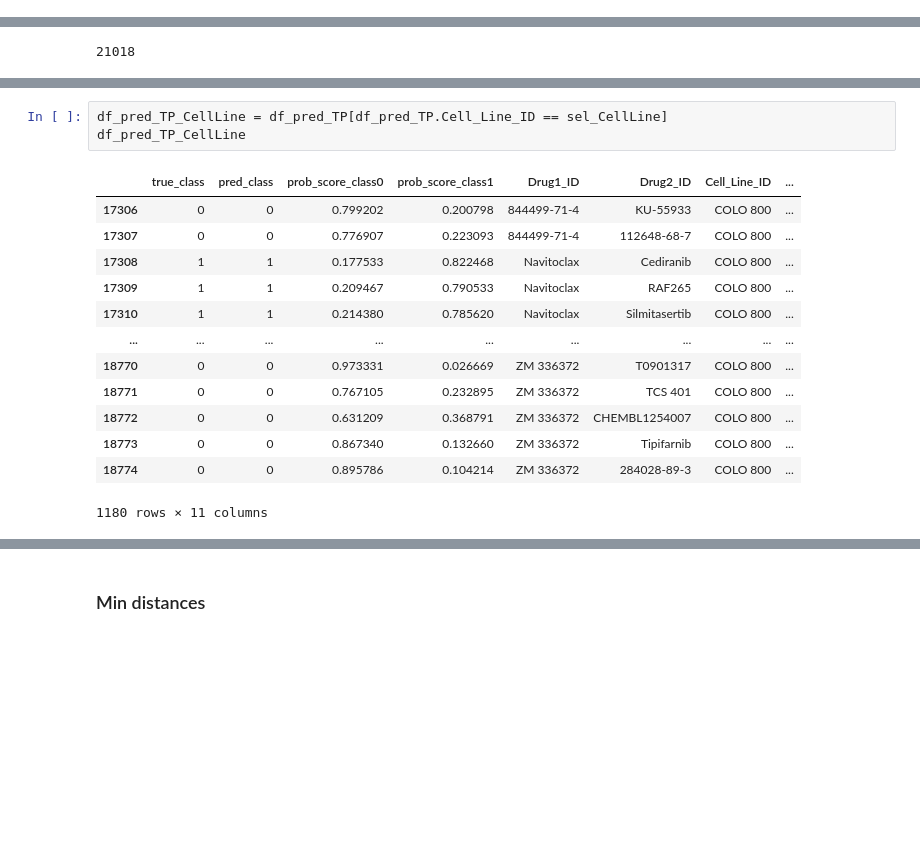
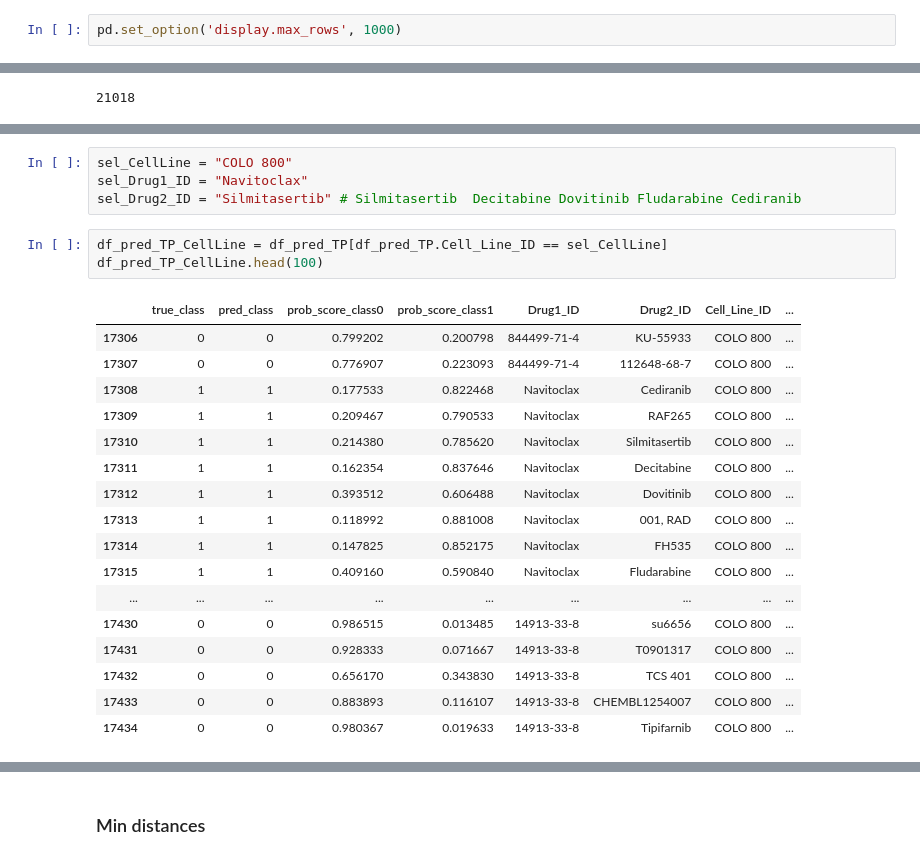
Before and after one commit to uzh-dqbm-cmi/graphnn, a Jupyter notebook: notebooks/AltModels/DeepAdr_train_eval-DrugComb-v1.5-5foldCV-AltModels-DeepSynergy.ipynb, the cells around one changed output, grey strips where cells are left out. Cells and saved outputs as stored; diff of their text form; blank space fills up the shorter version.

```diff
--- a/notebooks/AltModels/DeepAdr_train_eval-DrugComb-v1.5-5foldCV-AltModels-DeepSynergy.ipynb
+++ b/notebooks/AltModels/DeepAdr_train_eval-DrugComb-v1.5-5foldCV-AltModels-DeepSynergy.ipynb
@@ -13,6 +13,8 @@ from tqdm import tqdm
 import hiplot as hip
 from copy import deepcopy
 import datetime
+# %%
+pd.set_option('display.max_rows', 1000)
 # %%
 import torch
 from torch_geometric.data import Data
@@ -453,17 +508,25 @@ sel_CellLine = "COLO 800"
+# %%
+sel_CellLine = "COLO 800"
+sel_Drug1_ID = "Navitoclax"
+sel_Drug2_ID = "Silmitasertib" # Silmitasertib  Decitabine Dovitinib Fludarabine Cediranib
 # %%
 df_pred_TP_CellLine = df_pred_TP[df_pred_TP.Cell_Line_ID == sel_CellLine]
-df_pred_TP_CellLine
+df_pred_TP_CellLine.head(100)
 # %% [output]
 |  | true_class | pred_class | prob_score_class0 | prob_score_class1 | Drug1_ID | Drug2_ID | Cell_Line_ID | ... |
 | 17306 | 0 | 0 | 0.799202 | 0.200798 | 844499-71-4 | KU-55933 | COLO 800 | ... |
 | 17307 | 0 | 0 | 0.776907 | 0.223093 | 844499-71-4 | 112648-68-7 | COLO 800 | ... |
 | 17308 | 1 | 1 | 0.177533 | 0.822468 | Navitoclax | Cediranib | COLO 800 | ... |
 | 17309 | 1 | 1 | 0.209467 | 0.790533 | Navitoclax | RAF265 | COLO 800 | ... |
 | 17310 | 1 | 1 | 0.214380 | 0.785620 | Navitoclax | Silmitasertib | COLO 800 | ... |
+| 17311 | 1 | 1 | 0.162354 | 0.837646 | Navitoclax | Decitabine | COLO 800 | ... |
+| 17312 | 1 | 1 | 0.393512 | 0.606488 | Navitoclax | Dovitinib | COLO 800 | ... |
+| 17313 | 1 | 1 | 0.118992 | 0.881008 | Navitoclax | 001, RAD | COLO 800 | ... |
+| 17314 | 1 | 1 | 0.147825 | 0.852175 | Navitoclax | FH535 | COLO 800 | ... |
+| 17315 | 1 | 1 | 0.409160 | 0.590840 | Navitoclax | Fludarabine | COLO 800 | ... |
 | ... | ... | ... | ... | ... | ... | ... | ... | ... |
-| 18770 | 0 | 0 | 0.973331 | 0.026669 | ZM 336372 | T0901317 | COLO 800 | ... |
-| 18771 | 0 | 0 | 0.767105 | 0.232895 | ZM 336372 | TCS 401 | COLO 800 | ... |
-| 18772 | 0 | 0 | 0.631209 | 0.368791 | ZM 336372 | CHEMBL1254007 | COLO 800 | ... |
-| 18773 | 0 | 0 | 0.867340 | 0.132660 | ZM 336372 | Tipifarnib | COLO 800 | ... |
-| 18774 | 0 | 0 | 0.895786 | 0.104214 | ZM 336372 | 284028-89-3 | COLO 800 | ... |
+| 17430 | 0 | 0 | 0.986515 | 0.013485 | 14913-33-8 | su6656 | COLO 800 | ... |
+| 17431 | 0 | 0 | 0.928333 | 0.071667 | 14913-33-8 | T0901317 | COLO 800 | ... |
+| 17432 | 0 | 0 | 0.656170 | 0.343830 | 14913-33-8 | TCS 401 | COLO 800 | ... |
+| 17433 | 0 | 0 | 0.883893 | 0.116107 | 14913-33-8 | CHEMBL1254007 | COLO 800 | ... |
+| 17434 | 0 | 0 | 0.980367 | 0.019633 | 14913-33-8 | Tipifarnib | COLO 800 | ... |
-1180 rows × 11 columns
```
Also changed, not shown: parts of 25 cells of this notebook.
